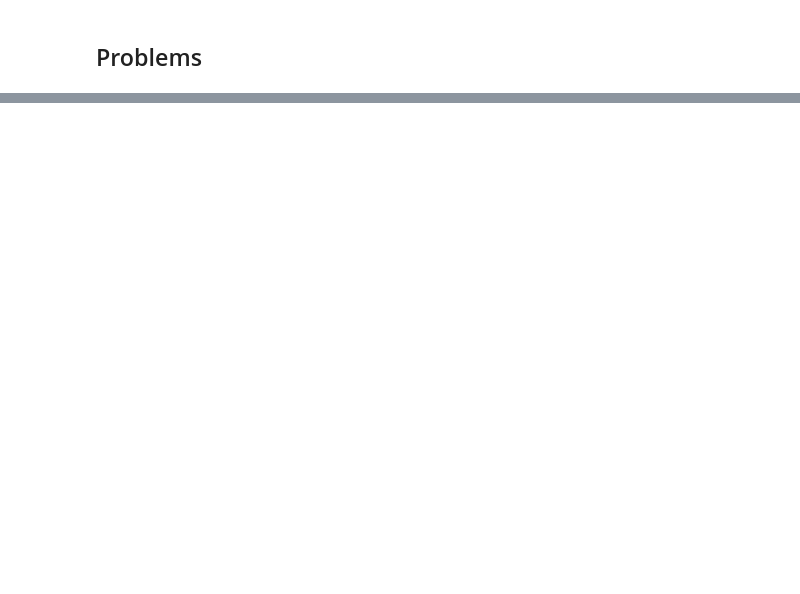
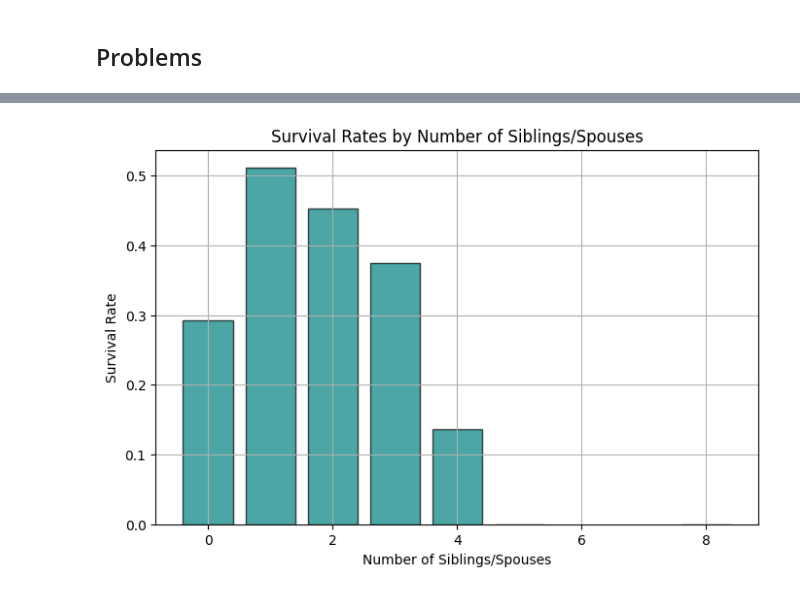
Before and after one commit to piraterashik/Titanic_ML, a Jupyter notebook: titanic.ipynb, the cells around one changed output, grey strips where cells are left out. Saved outputs shown, nothing was run; the diff lists cells and outputs as text; code cells hidden in the pictures; blank space fills up the shorter version.

```diff
--- a/titanic.ipynb
+++ b/titanic.ipynb
@@ -477,0 +389,14 @@ p20
+# %%
+# 3)
+
+# survival by number of siblings/spouses (sibsp)
+sibsp_survival = titanic_data.groupby('sibsp')['target'].mean()
+plt.figure(figsize=(8, 5))
+plt.bar(sibsp_survival.index, sibsp_survival, color='teal', edgecolor='black', alpha=0.7)
+plt.title('Survival Rates by Number of Siblings/Spouses')
+plt.xlabel('Number of Siblings/Spouses')
+plt.ylabel('Survival Rate')
+plt.grid(True)
+plt.show()
+# %% [output]
+[figure, added]
```
Also changed, not shown: parts of 119 cells of this notebook.
